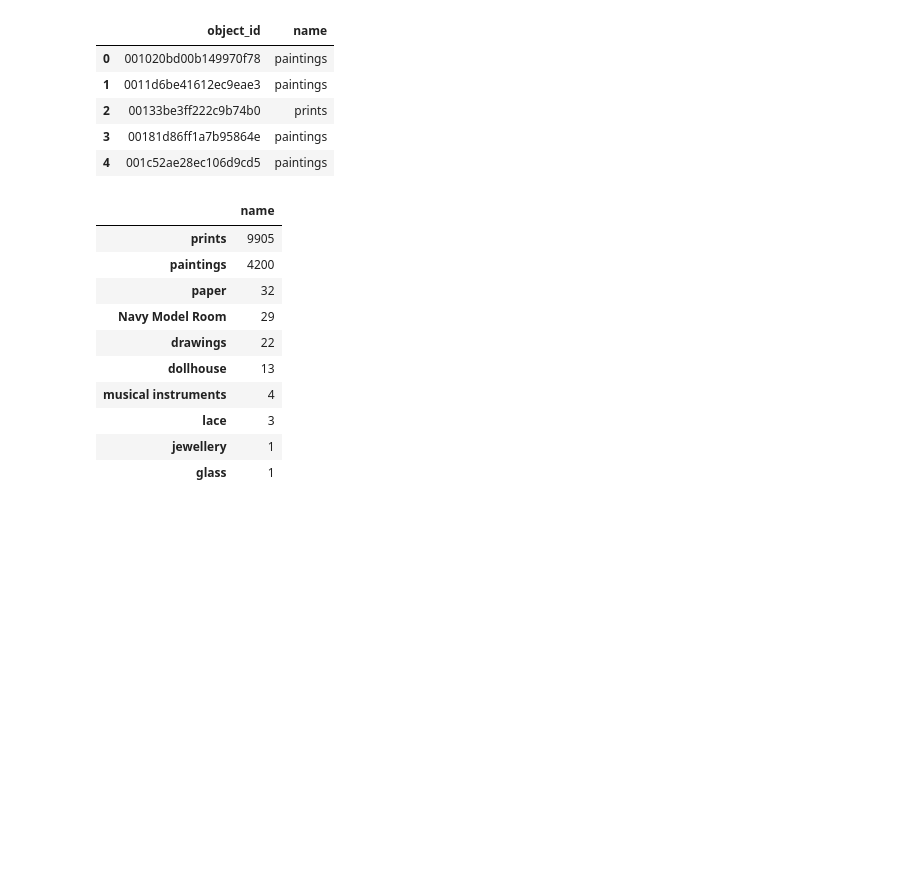
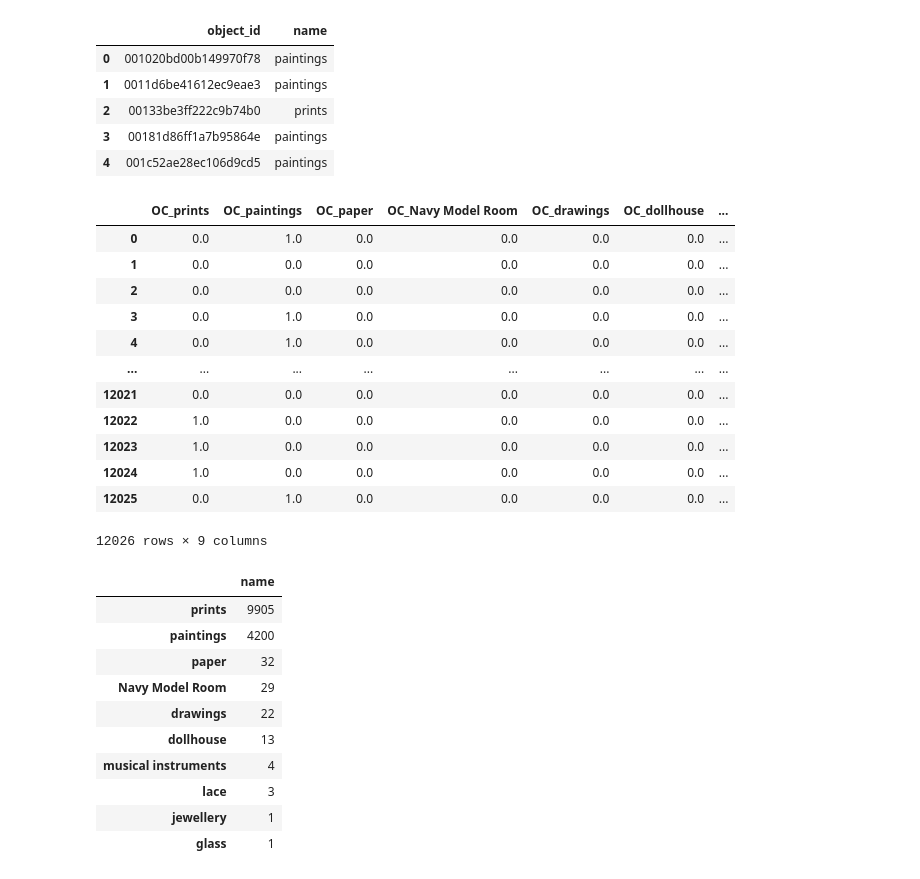
Before and after one commit to yumehara/atmacup10, a Jupyter notebook: notebook/atmacup10_EDA.ipynb, the cells around one changed output. Cells and saved outputs as stored; diff of their text form; code cells hidden in the pictures; blank space fills up the shorter version.

```diff
--- a/notebook/atmacup10_EDA.ipynb
+++ b/notebook/atmacup10_EDA.ipynb
@@ -141,6 +182,22 @@ object_collection (14210, 2)
 | 2 | 00133be3ff222c9b74b0 | prints |
 | 3 | 00181d86ff1a7b95864e | paintings |
 | 4 | 001c52ae28ec106d9cd5 | paintings |
+# %%
+get_one_hot_encoding(train, object_collection, 'OC_')
+# %% [output]
+|  | OC_prints | OC_paintings | OC_paper | OC_Navy Model Room | OC_drawings | OC_dollhouse | ... |
+| 0 | 0.0 | 1.0 | 0.0 | 0.0 | 0.0 | 0.0 | ... |
+| 1 | 0.0 | 0.0 | 0.0 | 0.0 | 0.0 | 0.0 | ... |
+| 2 | 0.0 | 0.0 | 0.0 | 0.0 | 0.0 | 0.0 | ... |
+| 3 | 0.0 | 1.0 | 0.0 | 0.0 | 0.0 | 0.0 | ... |
+| 4 | 0.0 | 1.0 | 0.0 | 0.0 | 0.0 | 0.0 | ... |
+| ... | ... | ... | ... | ... | ... | ... | ... |
+| 12021 | 0.0 | 0.0 | 0.0 | 0.0 | 0.0 | 0.0 | ... |
+| 12022 | 1.0 | 0.0 | 0.0 | 0.0 | 0.0 | 0.0 | ... |
+| 12023 | 1.0 | 0.0 | 0.0 | 0.0 | 0.0 | 0.0 | ... |
+| 12024 | 1.0 | 0.0 | 0.0 | 0.0 | 0.0 | 0.0 | ... |
+| 12025 | 0.0 | 1.0 | 0.0 | 0.0 | 0.0 | 0.0 | ... |
+12026 rows × 9 columns
 # %%
 object_collection_unique = pd.DataFrame(object_collection['name'].value_counts())
 object_collection_unique.head(10)
```
Also changed, not shown: parts of 3 cells of this notebook, 1 other file.
